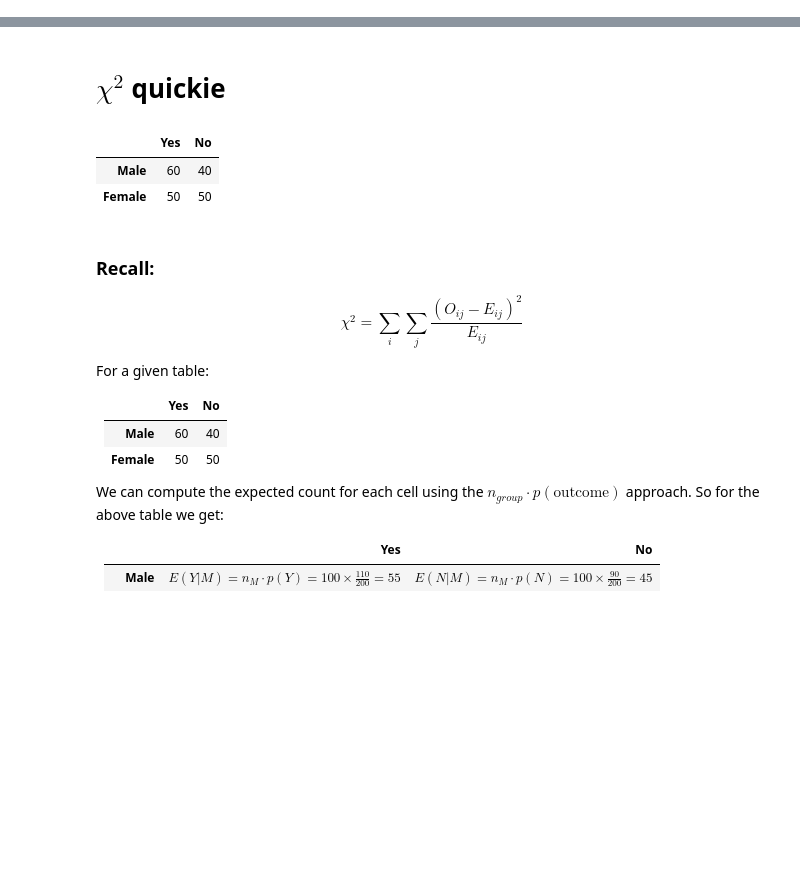
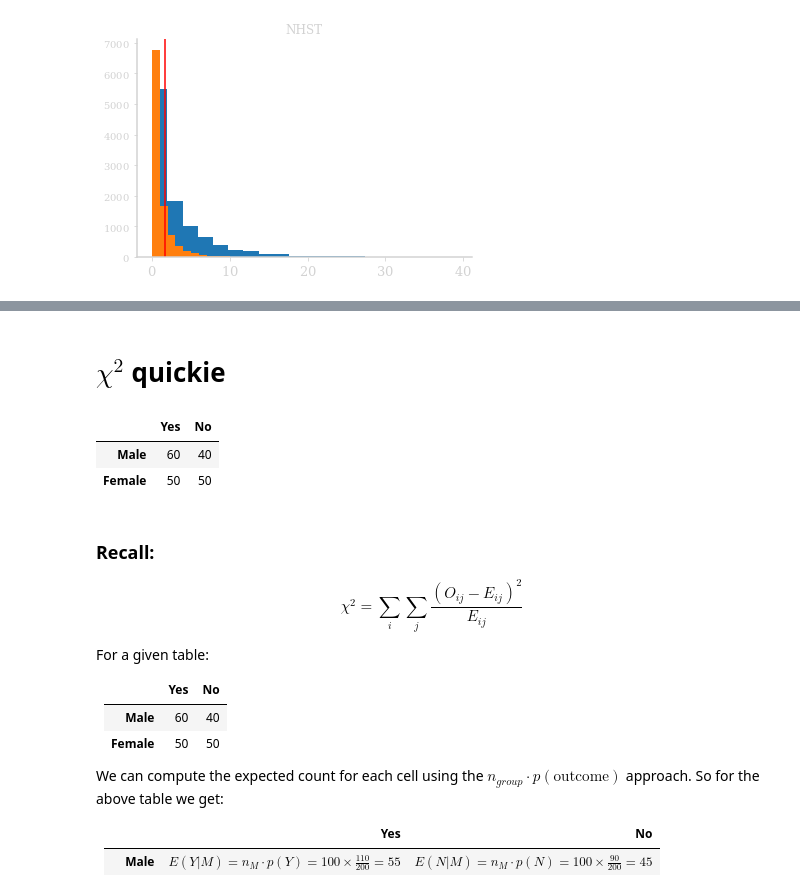
Before and after one commit to Khlick/LS40-Lectures, a Jupyter notebook: lib/_notebooks/Chi Squared and Risk.ipynb, the cells around one changed output, grey strips where cells are left out. Drawn from its saved outputs; the diff is of its cells as text; code cells hidden in the pictures; blank space fills up the shorter version.

```diff
--- a/lib/_notebooks/Chi Squared and Risk.ipynb
+++ b/lib/_notebooks/Chi Squared and Risk.ipynb
@@ -2,3 +2,6 @@
 %run _init.py
 %matplotlib inline
 %config InlineBackend.figure_format = 'png'
+# %%
+observed=pd.DataFrame(np.float_([[13,382], [1156, 48731]]),index=['Malformed', 'Normal'], columns=['Bendectin', 'Control']);
+observed
@@ -4,0 +64,41 @@
+# %%
+# bootstrap
+B = 10000
+chi2_bootstraps = np.zeros(B);
+chi2_NHST = np.zeros(B);
+# make a copy of the data to run the nhst randomization
+nhstData = observedLong.copy();
+nRows = len(observedLong.index);
+
+for b in range(B):
+    # bootstrap for CI
+    bootData = observedLong.sample(nRows,replace=True); #sample all rows
+    # now get chiSquared
+    bootTable = pd.crosstab(
+        bootData['Outcome'],
+        bootData['Drug']
+    );
+    #Pandas reorganizes stuff, let's make sure we get it back in order
+    #using the original table's ordering
+    bootTable = bootTable.loc[observed.index.tolist(),observed.columns.tolist()];
+    #compute this iteration X2
+    chi2_bootstraps[b] = st.chi2(bootTable)
+
+    # NHST randomization
+    nullOutcome = observedLong['Outcome'].sample(nRows,replace=True);
+    nhstData['Outcome'] = nullOutcome.values;
+    NHSTTable = pd.crosstab(
+        nhstData['Outcome'],
+        nhstData['Drug']
+    );
+    #Pandas reorganizes stuff, let's make sure we get it back in order
+    NHSTTable = NHSTTable.loc[observed.index.tolist(),observed.columns.tolist()];
+    chi2_NHST[b] = st.chi2(NHSTTable)
+# %%
+pyp.hist(chi2_bootstraps,bins=20)
+pyp.hist(chi2_NHST, bins=20);
+ax = pyp.gca();
+ax.set_title('NHST');
+ax.axvline(chi2Observed, color='red');
+# %% [output]
+[figure, added]
```
Also changed, not shown: parts of 8 cells of this notebook, 13 other files.
